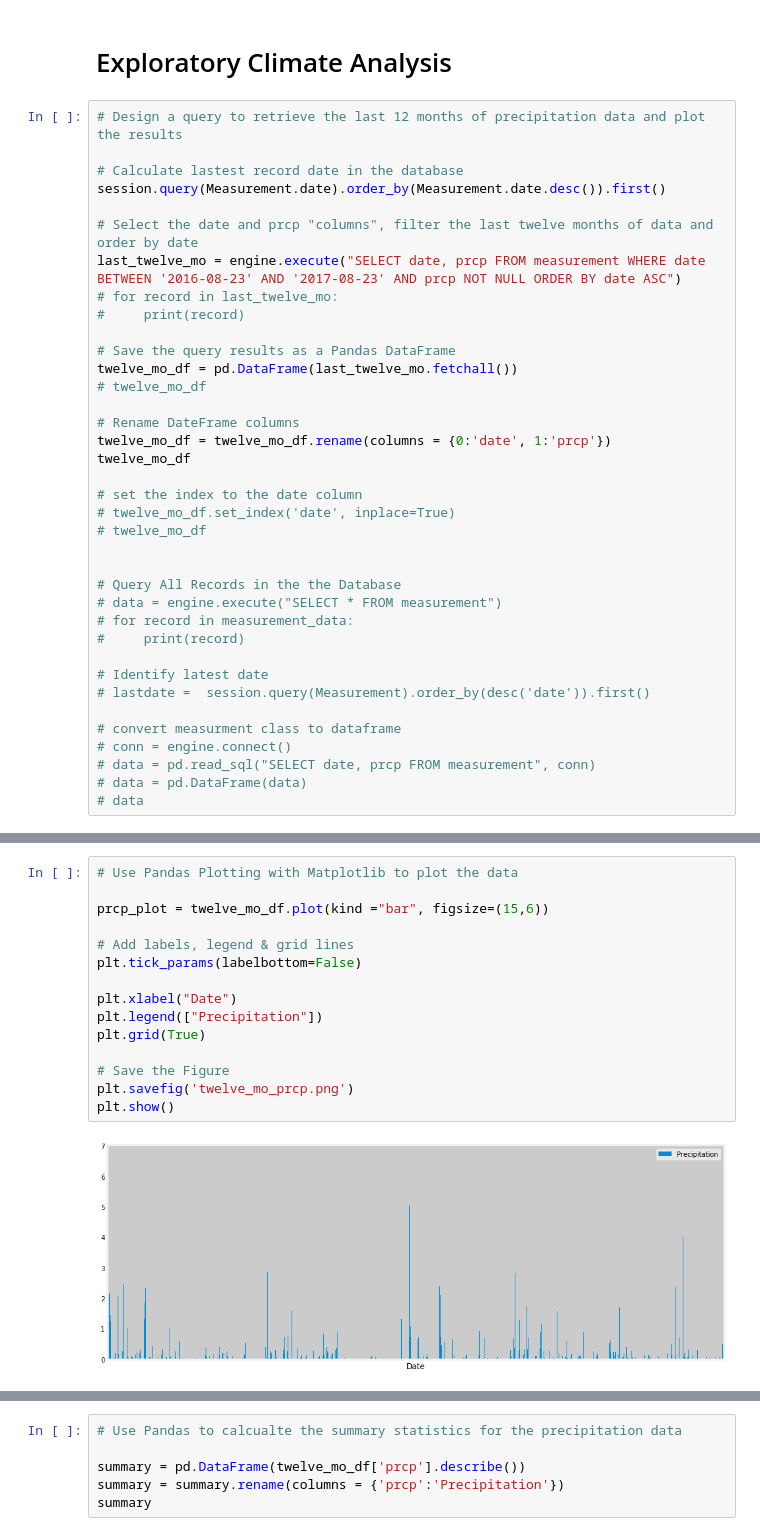
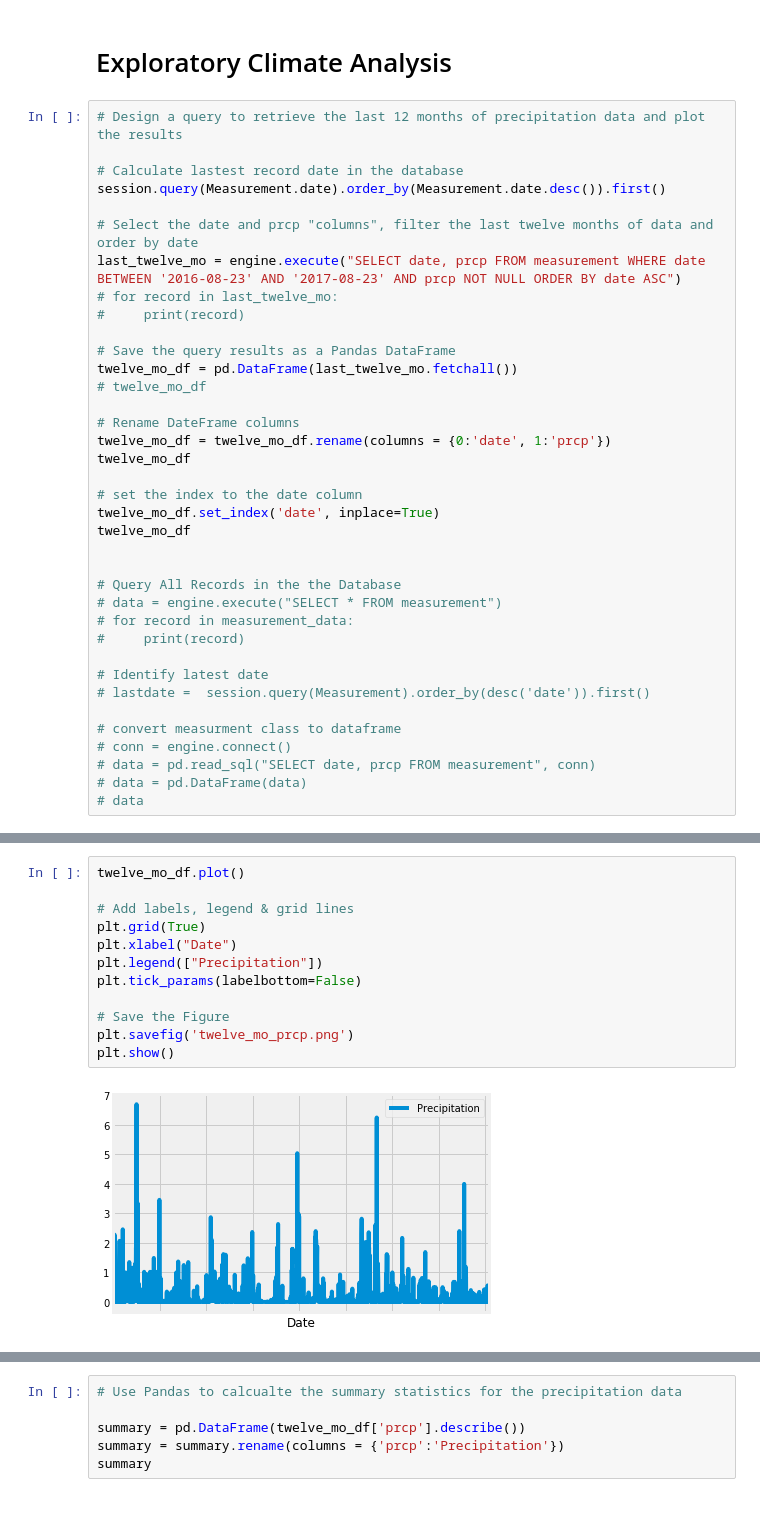
Before and after one commit to shidalgo12/SQL_Alchemy_Challenge, a Jupyter notebook: climate_starter.ipynb, the cells around one changed output, grey strips where cells are left out. Drawn from its saved outputs; the diff is of its cells as text; blank space fills up the shorter version.

Commit message:
Graphs and Flask

```diff
--- a/climate_starter.ipynb
+++ b/climate_starter.ipynb
@@ -59,8 +59,8 @@ twelve_mo_df = twelve_mo_df.rename(columns = {0:'date', 1:'prcp'})
 twelve_mo_df
 
 # set the index to the date column
-# twelve_mo_df.set_index('date', inplace=True)
-# twelve_mo_df
+twelve_mo_df.set_index('date', inplace=True)
+twelve_mo_df
 
 
 # Query All Records in the the Database
@@ -93,20 +94,17 @@ twelve_mo_df
 # %%
-# Use Pandas Plotting with Matplotlib to plot the data
-
-prcp_plot = twelve_mo_df.plot(kind ="bar", figsize=(15,6))
+twelve_mo_df.plot()
 
 # Add labels, legend & grid lines
-plt.tick_params(labelbottom=False)
-
+plt.grid(True)
 plt.xlabel("Date")
 plt.legend(["Precipitation"])
-plt.grid(True)
+plt.tick_params(labelbottom=False)
 
 # Save the Figure
 plt.savefig('twelve_mo_prcp.png')
 plt.show()
 # %% [output]
-[figure, old version]
+[figure, new version]
 # %% [markdown]
 ![precipitation](Images/precipitation.png)
 # %%
```
Also changed, not shown: parts of 5 cells of this notebook, 4 other files.
